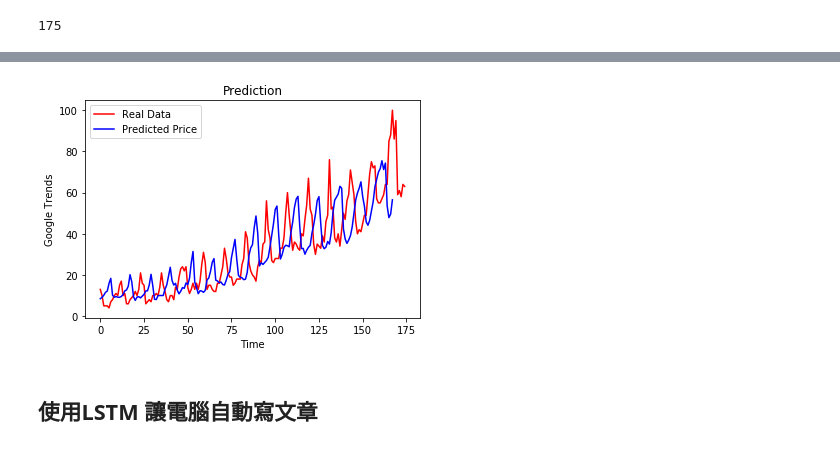
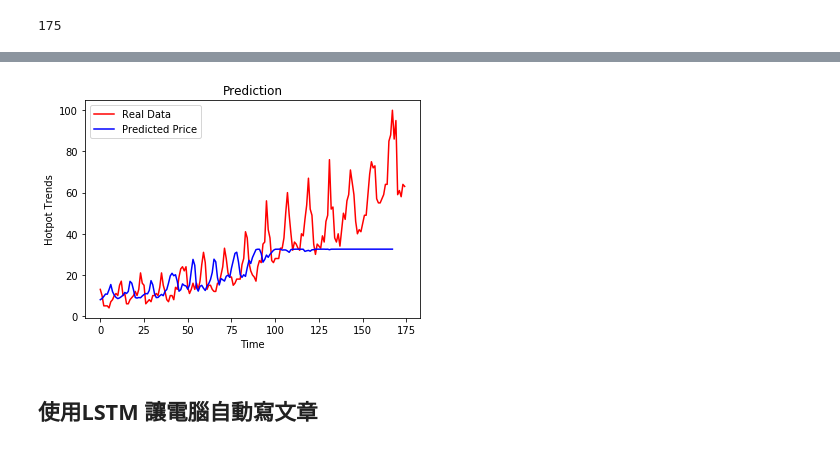
Before and after one commit to vincentman/tibame_python_dl, a Jupyter notebook: Demo20180722.ipynb, the cells around one changed output, grey strips where cells are left out. Cells and saved outputs as stored; diff of their text form; code cells hidden in the pictures.

```diff
--- a/Demo20180722.ipynb
+++ b/Demo20180722.ipynb
@@ -296,2 +351,2 @@ X_train, y_train = np.array(X_train), np.array(y_train)
 # %%
-X_train2 = np.reshape(X_train, (X_train.shape[0], X_train.shape[1], 1))
+X_train = np.reshape(X_train, (X_train.shape[0], X_train.shape[1], 1))
@@ -318,5 +375,7 @@ regressor.add(Dense(units = 1))
 regressor.compile(optimizer = 'adam', loss = 'mean_squared_error')
 
 # Fitting the RNN to the Training set
-regressor.fit(X_train2, y_train, epochs = 100, batch_size = 2)
+epochs = 10
+# epochs = 100
+regressor.fit(X_train, y_train, epochs = epochs, batch_size = 2)
 # %% [output]
@@ -340,17 +402,17 @@ Epoch 100/100
 <keras.callbacks.History at 0x...>
 # %%
-predicted = regressor.predict(X_train2)
+predicted = regressor.predict(X_train)
 # %%
 import matplotlib.pyplot as plt
 plt.plot(dataset, color = 'red', label = 'Real Data')
 plt.plot(predicted, color = 'blue', label = 'Predicted Price')
 plt.title('Prediction')
 plt.xlabel('Time')
-plt.ylabel('Google Trends')
+plt.ylabel('Hotpot Trends')
 plt.legend()
 plt.show()
 # %% [output]
-[figure, old version]
+[figure, new version]
 # %% [markdown]
 ## 使用LSTM 讓電腦自動寫文章
 # %%
```
Also changed, not shown: parts of 27 cells of this notebook, 2 other files.
